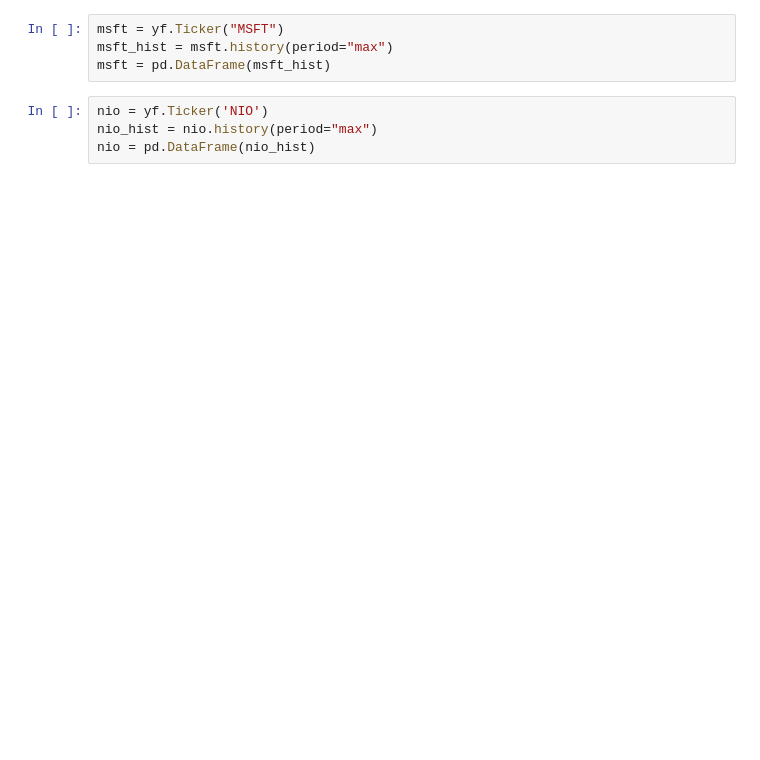
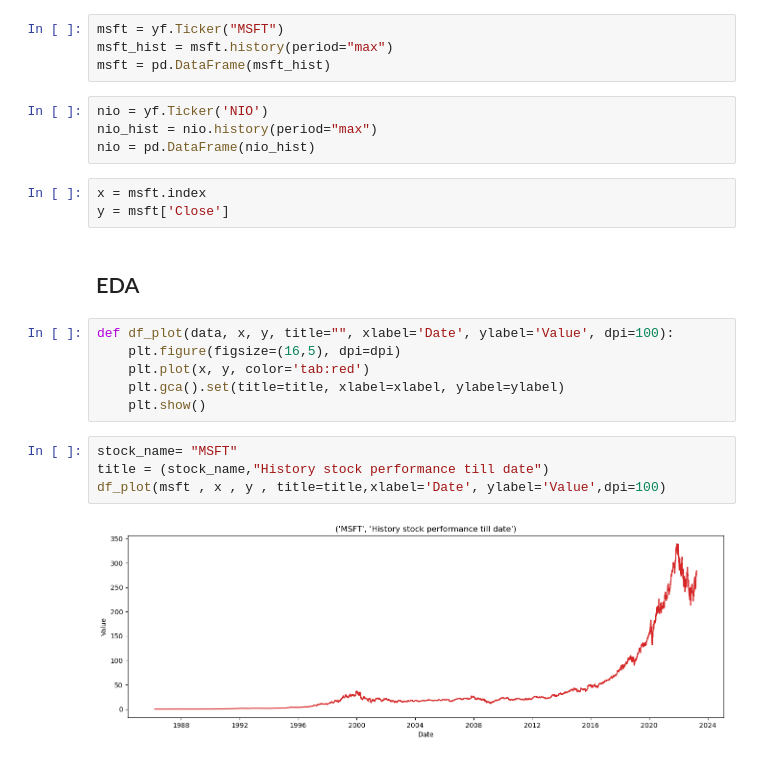
Before and after one commit to yeva-190/Stock_price_prediction, a Jupyter notebook: stocks.ipynb, the cells around one changed output. Saved outputs shown, nothing was run; the diff lists cells and outputs as text; blank space fills up the shorter version.

```diff
--- a/stocks.ipynb
+++ b/stocks.ipynb
@@ -16,3 +17,20 @@ msft = pd.DataFrame(msft_hist)
 nio = yf.Ticker('NIO')
 nio_hist = nio.history(period="max")
 nio = pd.DataFrame(nio_hist)
+# %%
+x = msft.index
+y = msft['Close']
+# %% [markdown]
+## EDA
+# %%
+def df_plot(data, x, y, title="", xlabel='Date', ylabel='Value', dpi=100):
+    plt.figure(figsize=(16,5), dpi=dpi)
+    plt.plot(x, y, color='tab:red')
+    plt.gca().set(title=title, xlabel=xlabel, ylabel=ylabel)
+    plt.show()
+# %%
+stock_name= "MSFT"
+title = (stock_name,"History stock performance till date")
+df_plot(msft , x , y , title=title,xlabel='Date', ylabel='Value',dpi=100)
+# %% [output]
+[figure, added]
```
Also changed, not shown: parts of 15 cells of this notebook.
